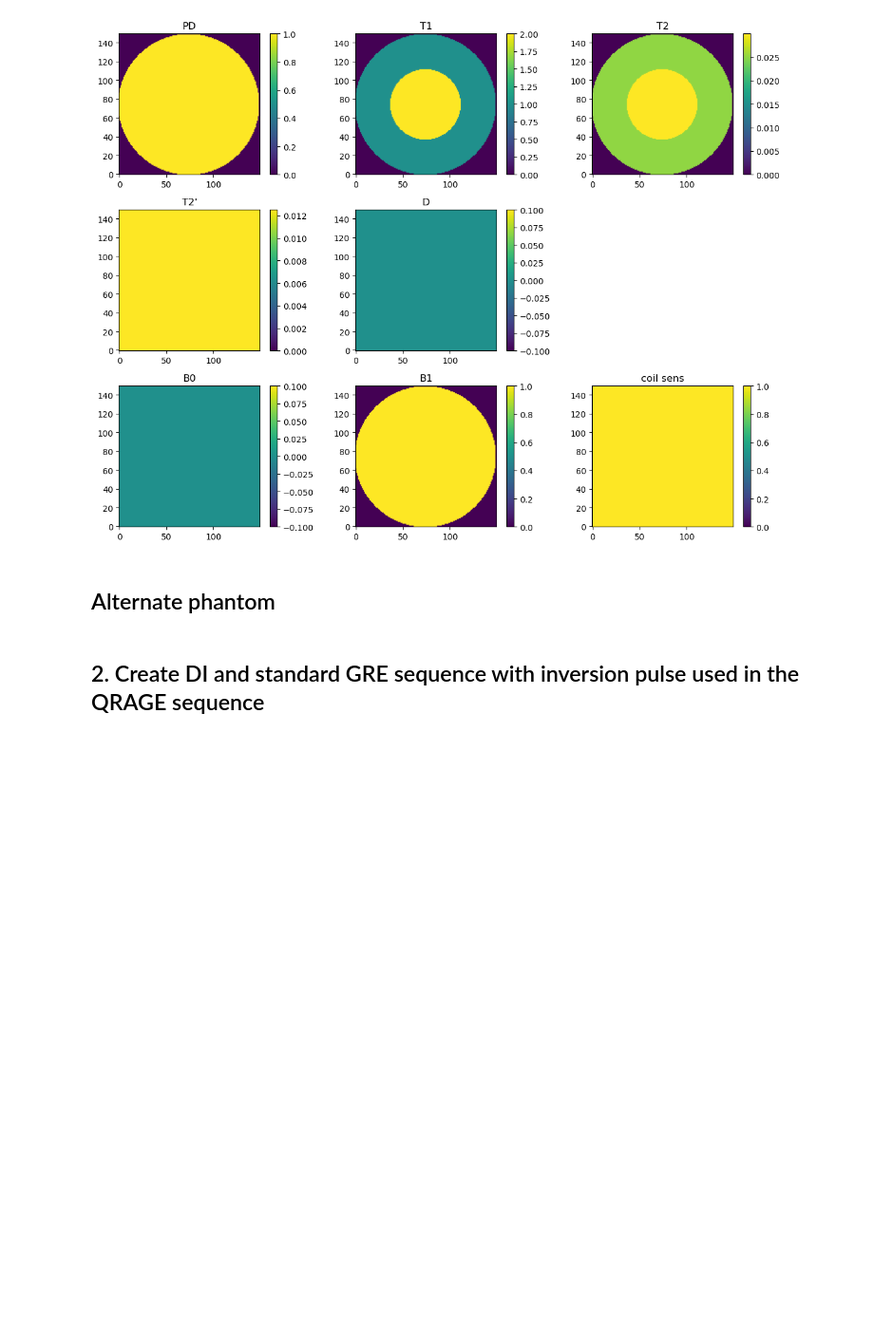
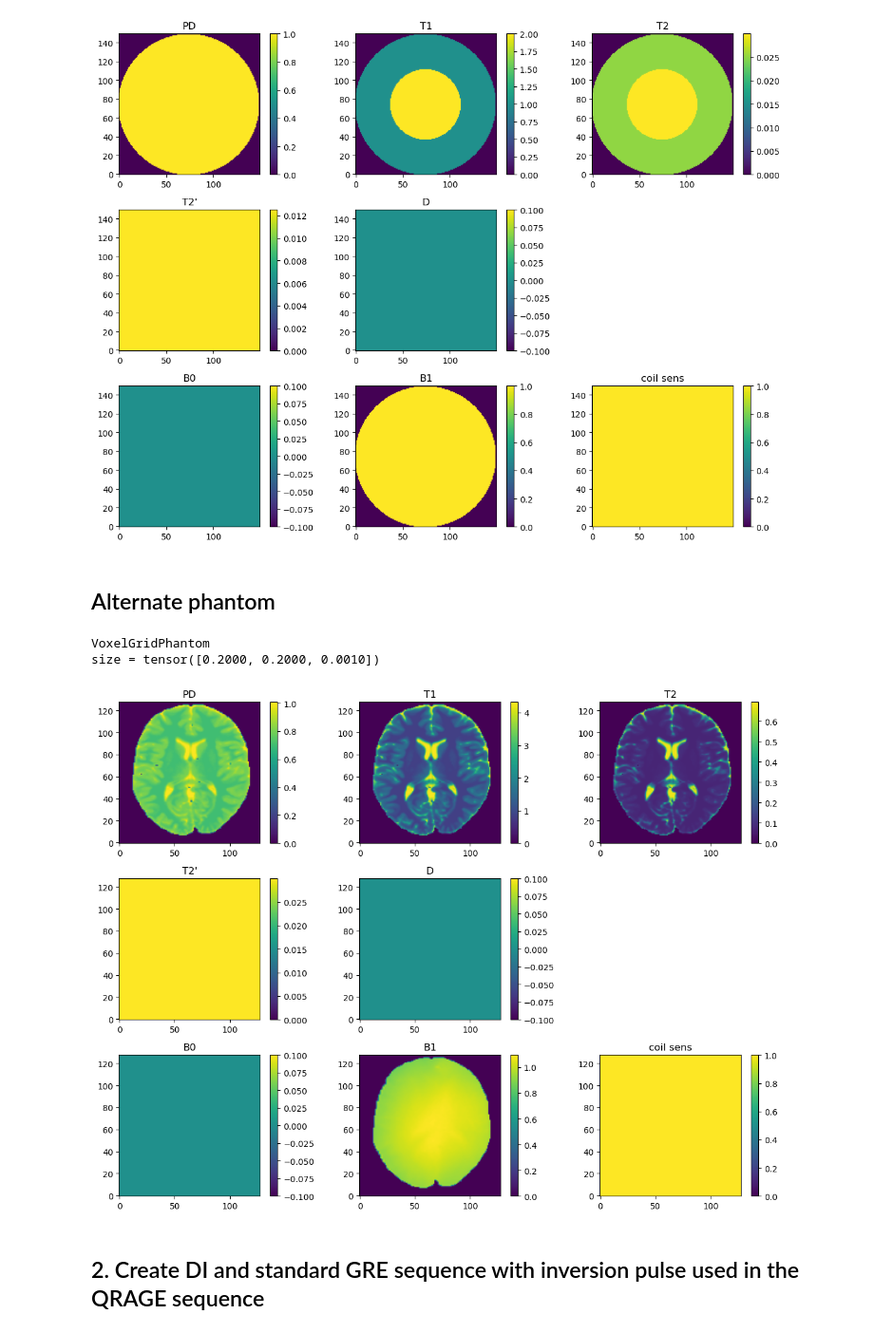
Before and after one commit to jumri-project/juart, a Jupyter notebook: notebooks/Simulate_QRAGE_with_MRZERO.ipynb, the cells around one changed output. Shown at 95% size. Drawn from its saved outputs; the diff is of its cells as text; code cells hidden in the pictures; blank space fills up the shorter version.

```diff
--- a/notebooks/Simulate_QRAGE_with_MRZERO.ipynb
+++ b/notebooks/Simulate_QRAGE_with_MRZERO.ipynb
@@ -135,17 +137,22 @@ data = phantom.build()
 # %%
 # # Uncomment the following lines to use the default brain phantom
 
-# sz = [128, 128]
-# obj_p = mr0.VoxelGridPhantom.load_mat('numerical_brain_cropped.mat')
-# obj_p = obj_p.interpolate(sz[0], sz[1], 1)
-# # Manipulate loaded data
-# obj_p.D *= 0
-# obj_p.B0 *= 0
-# obj_p.plot()
-# # Convert Phantom into simulation data
-# obj_p = obj_p.build()
+sz = [128, 128]
+obj_p = mr0.VoxelGridPhantom.load_mat('numerical_brain_cropped.mat', size=torch.tensor([0.2, 0.2, 0.001]))
+obj_p = obj_p.interpolate(sz[0], sz[1], 1)
+# Manipulate loaded data
+obj_p.D *= 0
+obj_p.B0 *= 0
+obj_p.plot()
 
-# data = obj_p
+# Convert Phantom into simulation data
+obj_p = obj_p.build()
+
+data = obj_p
+# %% [output]
+VoxelGridPhantom
+size = tensor([0.2000, 0.2000, 0.0010])
+[figure, added]
 # %% [markdown]
 ## 2. Create DI and standard GRE sequence with inversion pulse used in the QRAGE sequence
 # %%
```
Also changed, not shown: parts of 10 cells of this notebook, 5 other files.
